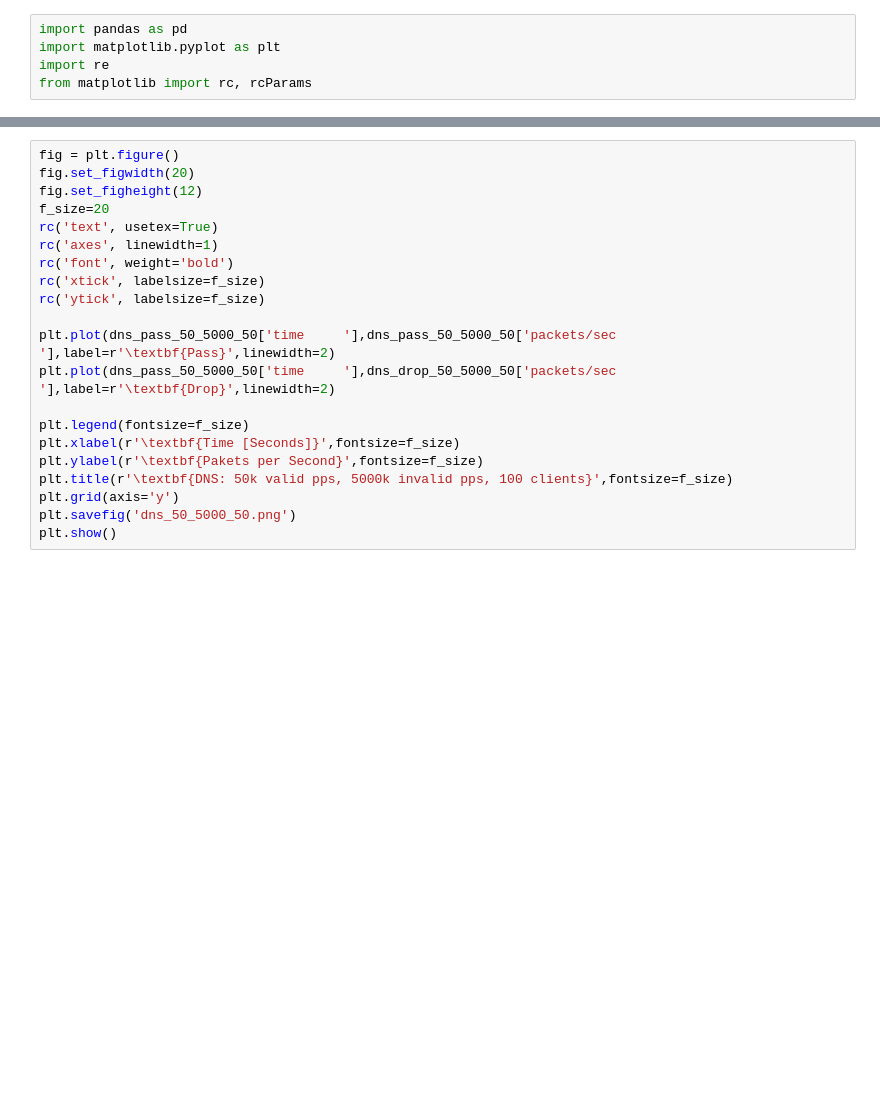
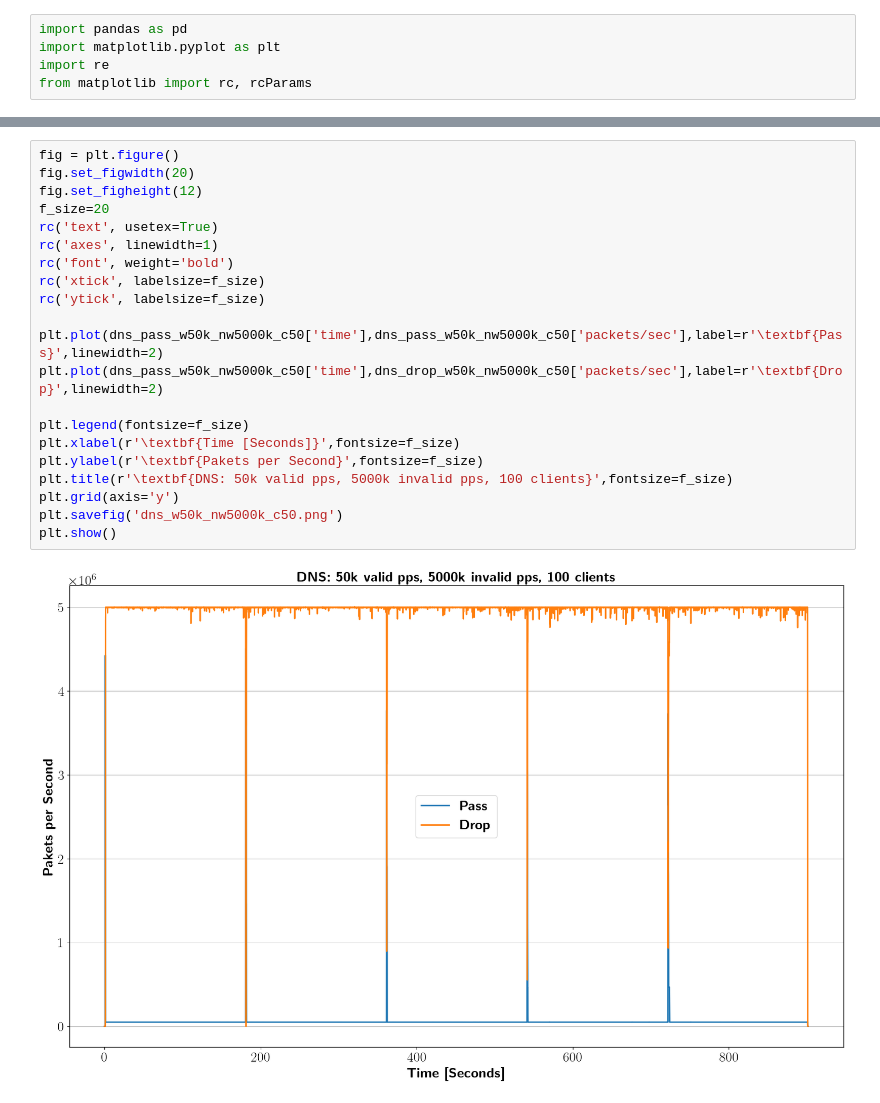
Before and after one commit to DanielVonRauchhaupt/socket_fips, a Jupyter notebook: experiments/Fail2ban_Baseline_Messung.ipynb, the cells around one changed output, grey strips where cells are left out. Drawn from its saved outputs; the diff is of its cells as text; blank space fills up the shorter version.

```diff
--- a/experiments/Fail2ban_Baseline_Messung.ipynb
+++ b/experiments/Fail2ban_Baseline_Messung.ipynb
@@ -111,24 +113,26 @@ plt.show()
 # %%
 fig = plt.figure()
 fig.set_figwidth(20)
 fig.set_figheight(12)
 f_size=20
 rc('text', usetex=True)
 rc('axes', linewidth=1)
 rc('font', weight='bold')
 rc('xtick', labelsize=f_size)
 rc('ytick', labelsize=f_size)
 
-plt.plot(dns_pass_50_5000_50['time     '],dns_pass_50_5000_50['packets/sec       '],label=r'\textbf{Pass}',linewidth=2)
-plt.plot(dns_pass_50_5000_50['time     '],dns_drop_50_5000_50['packets/sec       '],label=r'\textbf{Drop}',linewidth=2)
+plt.plot(dns_pass_w50k_nw5000k_c50['time'],dns_pass_w50k_nw5000k_c50['packets/sec'],label=r'\textbf{Pass}',linewidth=2)
+plt.plot(dns_pass_w50k_nw5000k_c50['time'],dns_drop_w50k_nw5000k_c50['packets/sec'],label=r'\textbf{Drop}',linewidth=2)
 
 plt.legend(fontsize=f_size)
 plt.xlabel(r'\textbf{Time [Seconds]}',fontsize=f_size)
 plt.ylabel(r'\textbf{Pakets per Second}',fontsize=f_size)
 plt.title(r'\textbf{DNS: 50k valid pps, 5000k invalid pps, 100 clients}',fontsize=f_size)
 plt.grid(axis='y')
-plt.savefig('dns_50_5000_50.png')
+plt.savefig('dns_w50k_nw5000k_c50.png')
 plt.show()
+# %% [output]
+[figure, added]
 # %%
 fig = plt.figure()
 fig.set_figwidth(20)
```
Also changed, not shown: parts of 12 cells of this notebook.
